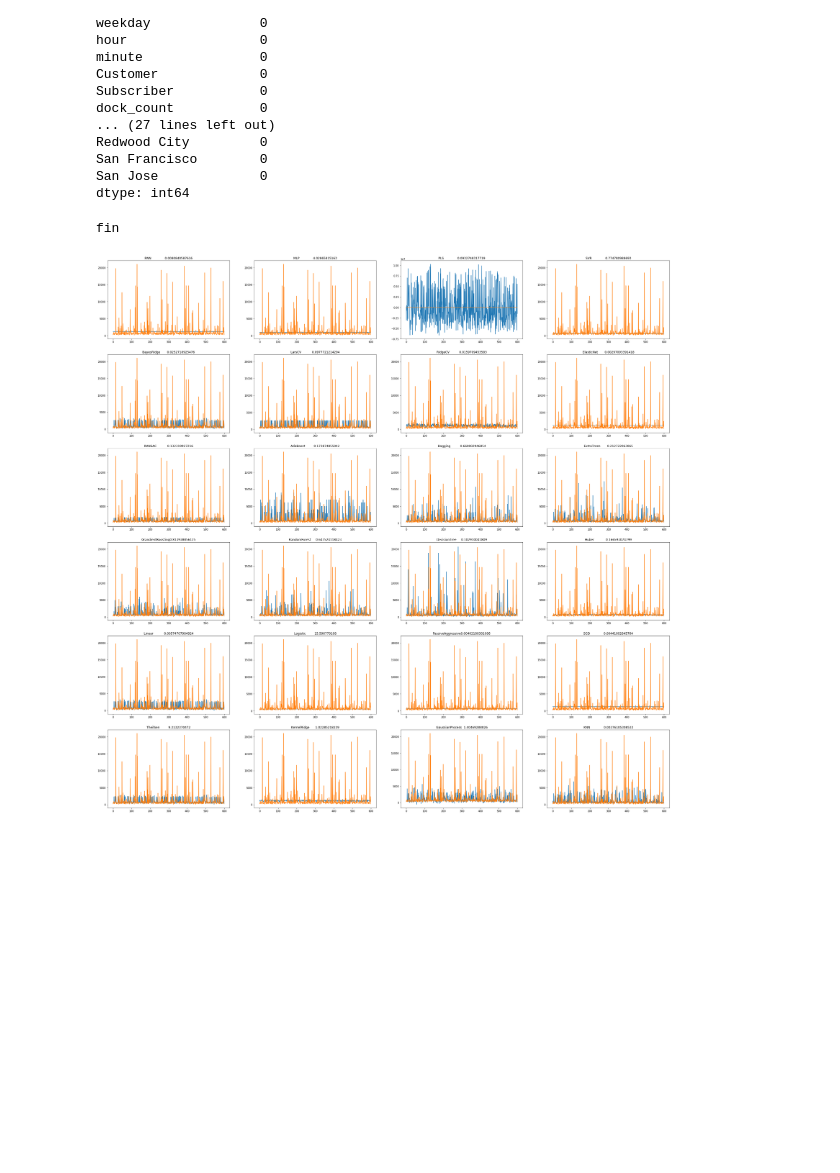
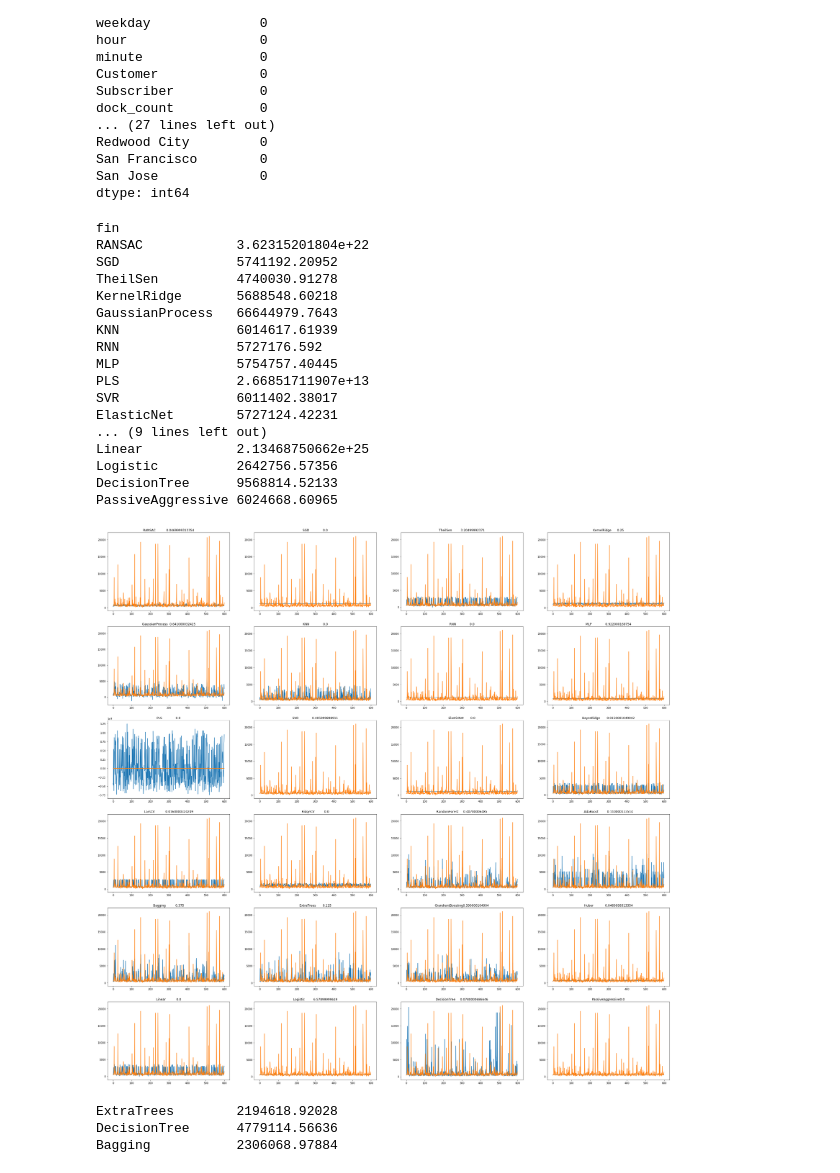
Before and after one commit to frisjon/tp2, a Jupyter notebook: tp2_test.ipynb, the cells around one changed output. Saved outputs shown, nothing was run; the diff lists cells and outputs as text; code cells hidden in the pictures; blank space fills up the shorter version.

Commit message:
Agregado CV de 200000 registros

```diff
--- a/tp2_test.ipynb
+++ b/tp2_test.ipynb
@@ -175,32 +178,50 @@ regs = {AdaBoostRegressor():         'AdaBoost         ',
         SVR():                       'SVR              ',
         ElasticNet():                'ElasticNet       ',
         BayesianRidge():             'BayesRidge       ',
         LarsCV():                    'LarsCV           ',
         RidgeCV():                   'RidgeCV          '
        }
 
 def plots_de_predictores():
     plt.figure(figsize=(40, 40));
     i = 1
     for reg in regs:
         s1 = time.time()
         reg.fit(X_train, y_train)
         s2 = time.time()
         pred = reg.predict(X_test)
         score = mse(pred, y_test)
         plt.subplot(6, 4, i)
         plt.title(regs[reg] + str(s2-s1))
         plt.plot(pred)
         plt.plot(y_test)
         i += 1
     print 'fin'
 
 plots_de_predictores()
 
 def scores_de_predictores_CV_5():
     for reg in regs:
         print regs[reg],np.mean(cross_val_score(reg, x, y, cv=5, scoring="neg_mean_squared_error", n_jobs=1) * -1)
+
+scores_de_predictores_CV_5()
 # %% [output]
 fin
+RANSAC            3.62315201804e+22
+SGD               5741192.20952
+TheilSen          4740030.91278
+KernelRidge       5688548.60218
+GaussianProcess   66644979.7643
+KNN               6014617.61939
+RNN               5727176.592
+MLP               5754757.40445
+PLS               2.66851711907e+13
+SVR               6011402.38017
+ElasticNet        5727124.42231
+... (9 lines left out)
+Linear            2.13468750662e+25
+Logistic          2642756.57356
+DecisionTree      9568814.52133
+PassiveAggressive 6024668.60965
-[figure, old version]
+[figure, new version]
 # %%
@@ -229,3 +231,15 @@ print "ExtraTrees con CV: ",np.mean(cross_val_score(ext2, x, y, cv=5, scoring="n
+# %%
+#Seleccionamos los mejores algoritmos y realizamos CV con 200000 registros.
+regs = {
+        BaggingRegressor():          'Bagging          ',
+        ExtraTreesRegressor():       'ExtraTrees       ',
+        DecisionTreeRegressor():     'DecisionTree     ',
+       }
+scores_de_predictores_CV_5()
+# %% [output]
+ExtraTrees        2194618.92028
+DecisionTree      4779114.56636
+Bagging           2306068.97884
 # %%
 end = time.time()
 print end-start
```
Also changed, not shown: parts of 6 cells of this notebook.
